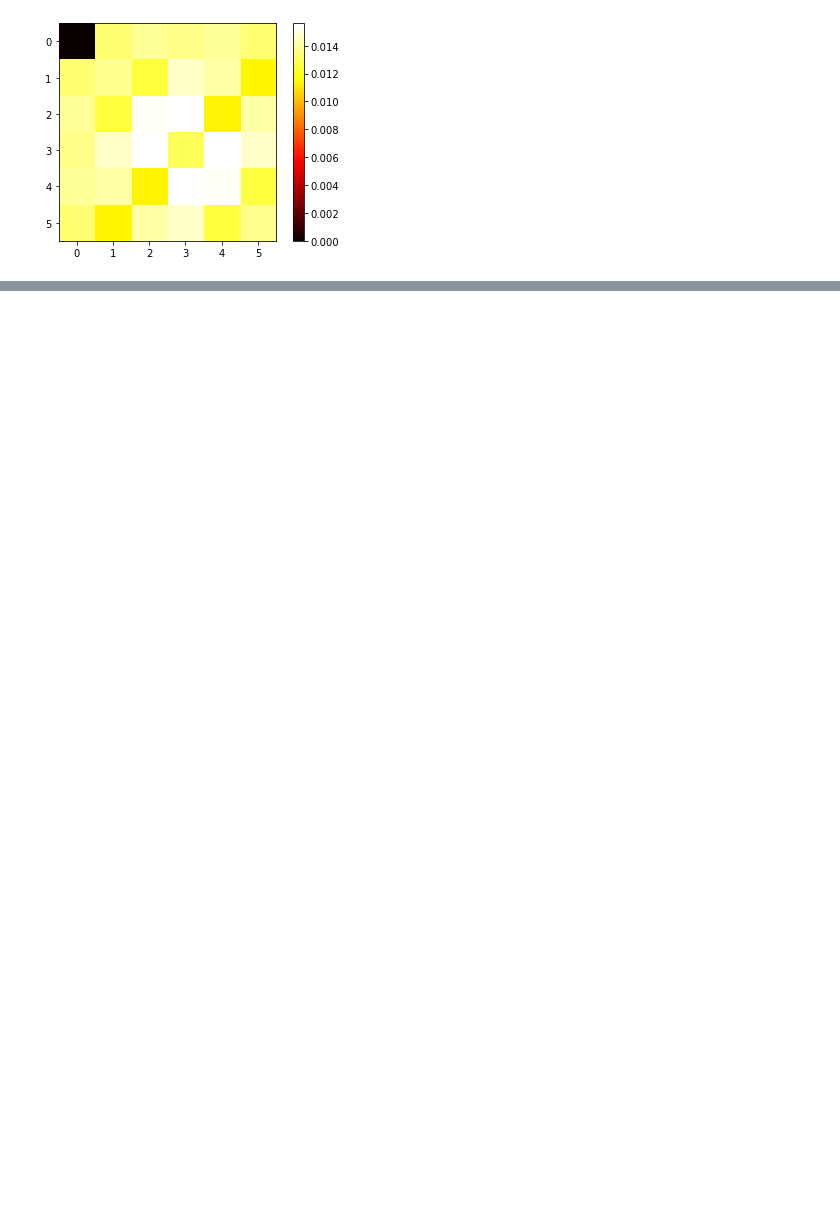
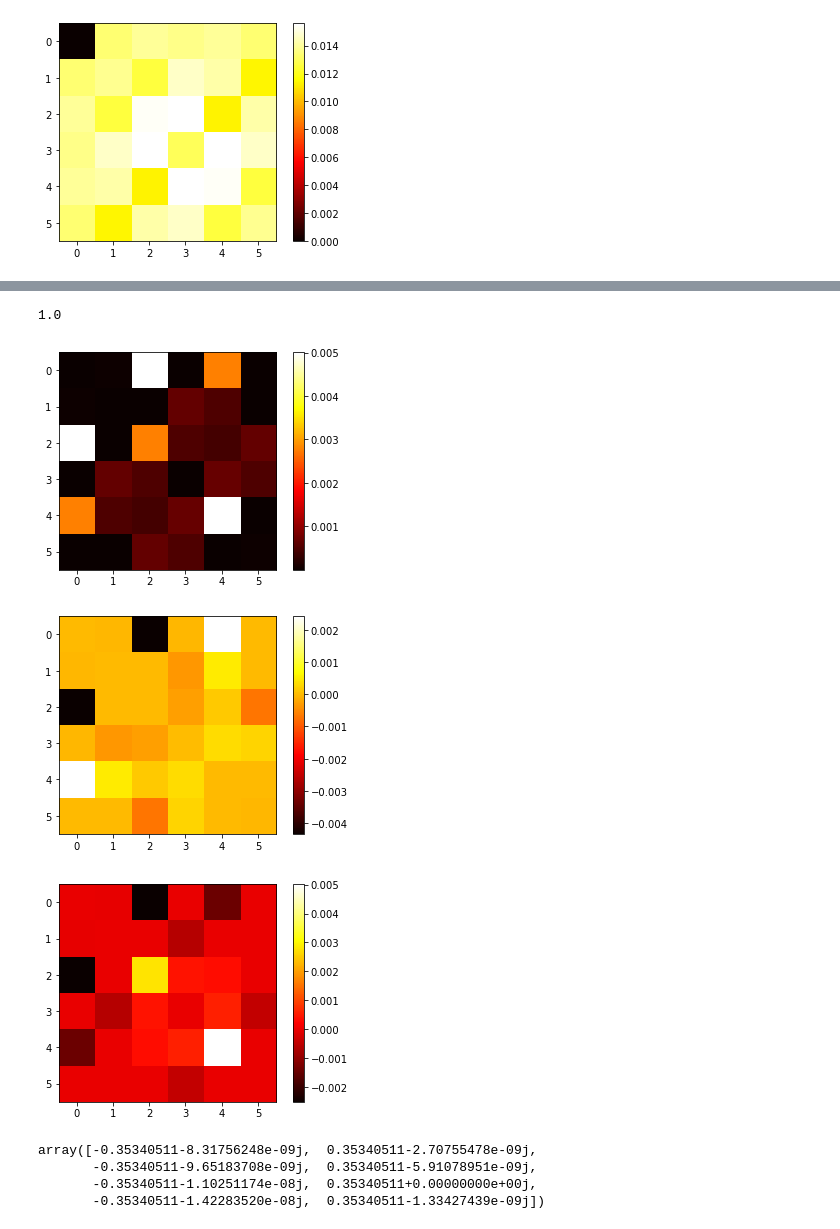
Before and after one commit to nikita-astronaut/XQMC, a Jupyter notebook: code/RPA.ipynb, the cells around one changed output, grey strips where cells are left out. Saved outputs shown, nothing was run; the diff lists cells and outputs as text; code cells hidden in the pictures; blank space fills up the shorter version.

```diff
--- a/code/RPA.ipynb
+++ b/code/RPA.ipynb
@@ -70,9 +70,11 @@ N_particles_plus_below after = 36
 Ls = config.Ls
 K0 = config.K_0
 n_bands = 4
+beta = 0.1
 fft = get_fft(Ls, n_bands)
+print(np.unique(K0))
 
-
+K0 = K0 - np.diag(np.diag(K0) * 0. + 0.01)
 ### doing the FFT of K0 ###
 K0_fft = fft.conj().T.dot(K0).dot(fft)
 
@@ -80,6 +82,7 @@ K0_check = K0_fft.copy()
 for i in range(K0_check.shape[0] // n_bands):
     K0_check[i * n_bands:i * n_bands + n_bands,i * n_bands:i * n_bands + n_bands] = 0.0
 assert np.isclose(np.sum(np.abs(K0_check)), 0.0)
+
 
 A = np.zeros((L, L, n_bands, n_bands), dtype=np.complex128)
 energies = np.zeros((L, L, n_bands), dtype=np.complex128)
@@ -117,6 +120,15 @@ for qx in range(Ls):
 
         energies_plus_q = np.roll(energies, shift = qx, axis=0)
         energies_plus_q = np.roll(energies_plus_q, shift = qy, axis=1)
-        susc_0[qx, qy, ...] = get_susc_zero(Ls, n_bands, A, A_plus_q, energies, energies_plus_q, 0., 0.1)
+        susc_0[qx, qy, ...] = get_susc_zero(Ls, n_bands, A, A_plus_q, energies, energies_plus_q, 0., beta)
+
+        for a in range(4):
+            for b in range(4):
+                for c in range(4):
+                    for d in range(4):
+                        if (a + c) % 2 != (b + d) %2:
+                            assert np.isclose(susc_0[qx, qy, a, b, c, d], 0.0)
+        ## conserve valley quantum number
+
 susc_uniform = np.sum(susc_0[:, :, np.arange(n_bands), np.arange(n_bands), :, :], axis=2)
 susc_uniform = np.sum(susc_uniform[:, :, np.arange(n_bands), np.arange(n_bands)], axis=-1).real
@@ -167,0 +255,6 @@ def get_C_interaction(n_bands, qx, qy, all_distances, vol, U, J):
+# %%
+#print(np.unique(op))
+
+from scipy.sparse.linalg import eigsh, eigs
+E, eig = np.linalg.eig(op)#eigs(op, k=2, which='LR',maxiter=100000)
+print(np.sort(-E.real) * -1)
@@ -167,0 +279,31 @@ def get_C_interaction(n_bands, qx, qy, all_distances, vol, U, J):
+# %%
+vec = eig[:, 0].reshape((Ls, Ls, n_bands, n_bands))[..., 0, 3].flatten()
+import matplotlib.pyplot as plt
+
+maxelem = 1.#vec[np.argmax(np.abs(vec))]
+print(maxelem)
+plt.imshow(np.abs(vec / maxelem).reshape((Ls, Ls)), cmap='hot', interpolation='nearest')
+plt.colorbar()
+plt.show()
+
+import matplotlib.pyplot as plt
+plt.imshow(np.real(vec / maxelem).reshape((Ls, Ls)), cmap='hot', interpolation='nearest')
+plt.colorbar()
+plt.show()
+
+import matplotlib.pyplot as plt
+plt.imshow(np.imag(vec / maxelem).reshape((Ls, Ls)), cmap='hot', interpolation='nearest')
+plt.colorbar()
+plt.show()
+# %% [output]
+1.0
+[figure, added]
+[figure, added]
+[figure, added]
+# %%
+eig[:, 0][np.where(np.abs(eig[:, 0].flatten()) > 1e-2)]
+# %% [output]
+array([-0.35340511-8.31756248e-09j,  0.35340511-2.70755478e-09j,
+       -0.35340511-9.65183708e-09j,  0.35340511-5.91078951e-09j,
+       -0.35340511-1.10251174e-08j,  0.35340511+0.00000000e+00j,
+       -0.35340511-1.42283520e-08j,  0.35340511-1.33427439e-09j])
```
Also changed, not shown: parts of 6 cells of this notebook.
